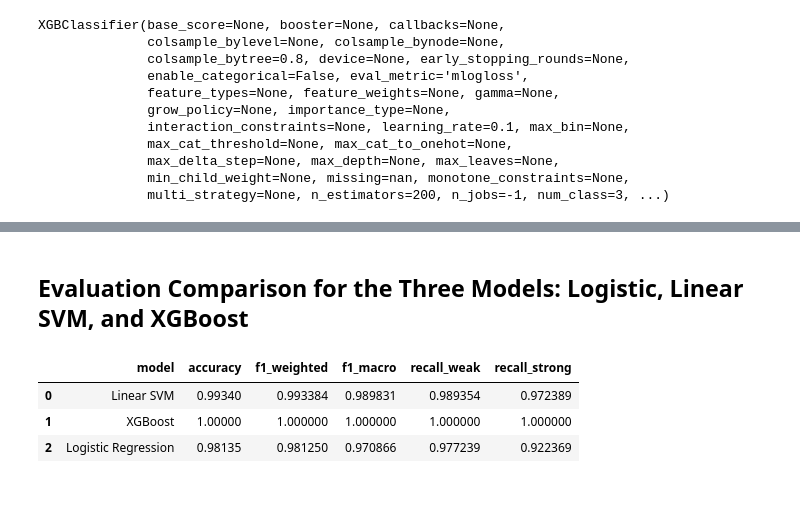
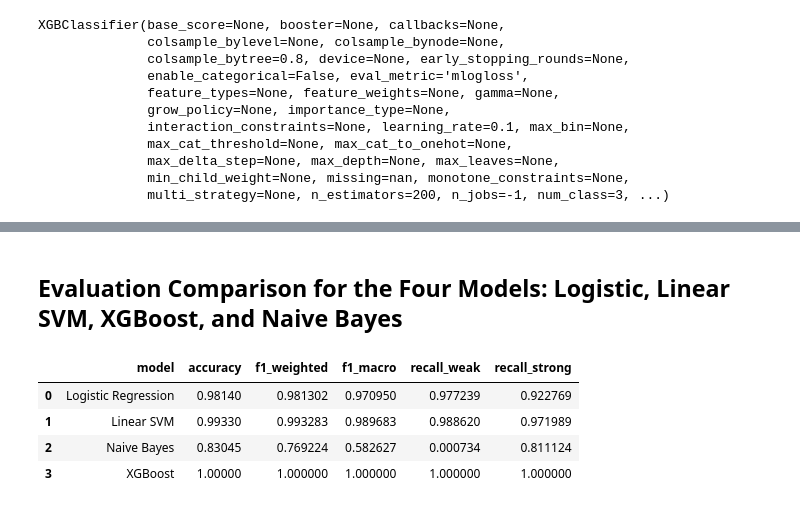
Before and after one commit to suyogshresthaa/Password-Prediction-System, a Jupyter notebook: Notebooks/02_modelling.ipynb, the cells around one changed output, grey strips where cells are left out. Saved outputs shown, nothing was run; the diff lists cells and outputs as text; code cells hidden in the pictures.

```diff
--- a/Notebooks/02_modelling.ipynb
+++ b/Notebooks/02_modelling.ipynb
@@ -178,0 +177,5 @@ XGBClassifier(base_score=None, booster=None, callbacks=None,
+# %%
+from sklearn.naive_bayes import MultinomialNB
+
+nb_model = MultinomialNB(alpha=1.0)
+nb_model.fit(X_train, y_train)
@@ -181,5 +186,6 @@ XGBClassifier(base_score=None, booster=None, callbacks=None,
 # %%
+log_results = evaluate_model(log_reg, X_test, y_test, model_name="Logistic Regression")
 svm_results = evaluate_model(svm_model, X_test, y_test, model_name="Linear SVM")
 xgb_results = evaluate_model(xgb_model, X_test, y_test, model_name="XGBoost")
-log_results = evaluate_model(log_reg, X_test, y_test, model_name="Logistic Regression")
+nb_results = evaluate_model(nb_model, X_test, y_test, model_name="Naive Bayes")
 # %% [output]
@@ -228,14 +248,16 @@ weighted avg       0.98      0.98      0.98     20000
 # %% [markdown]
-## Evaluation Comparison for the Three Models: Logistic, Linear SVM, and XGBoost
+## Evaluation Comparison for the Four Models: Logistic, Linear SVM, XGBoost, and Naive Bayes
 # %%
 comparisons = []
+comparisons.append(log_results)
 comparisons.append(svm_results)
+comparisons.append(nb_results)
 comparisons.append(xgb_results)
-comparisons.append(log_results)
 
 pd.DataFrame(comparisons)
 # %% [output]
 |  | model | accuracy | f1_weighted | f1_macro | recall_weak | recall_strong |
-| 0 | Linear SVM | 0.99340 | 0.993384 | 0.989831 | 0.989354 | 0.972389 |
-| 1 | XGBoost | 1.00000 | 1.000000 | 1.000000 | 1.000000 | 1.000000 |
-| 2 | Logistic Regression | 0.98135 | 0.981250 | 0.970866 | 0.977239 | 0.922369 |
+| 0 | Logistic Regression | 0.98140 | 0.981302 | 0.970950 | 0.977239 | 0.922769 |
+| 1 | Linear SVM | 0.99330 | 0.993283 | 0.989683 | 0.988620 | 0.971989 |
+| 2 | Naive Bayes | 0.83045 | 0.769224 | 0.582627 | 0.000734 | 0.811124 |
+| 3 | XGBoost | 1.00000 | 1.000000 | 1.000000 | 1.000000 | 1.000000 |
```
Also changed, not shown: parts of 20 cells of this notebook, 1 other file.
